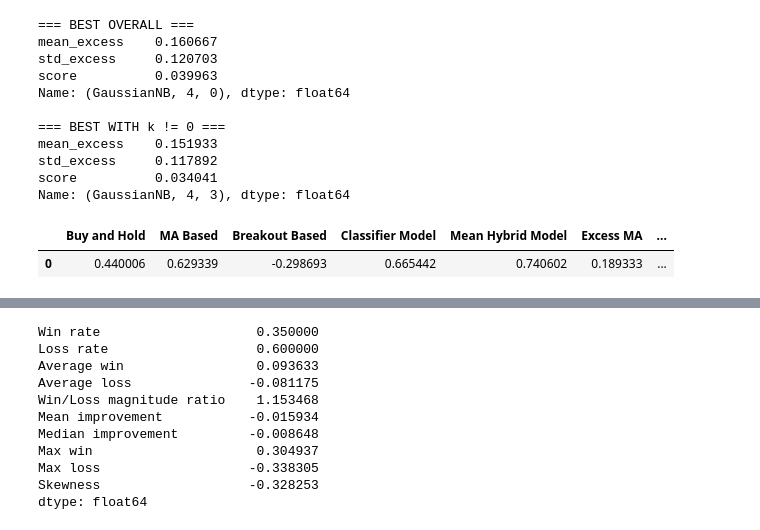
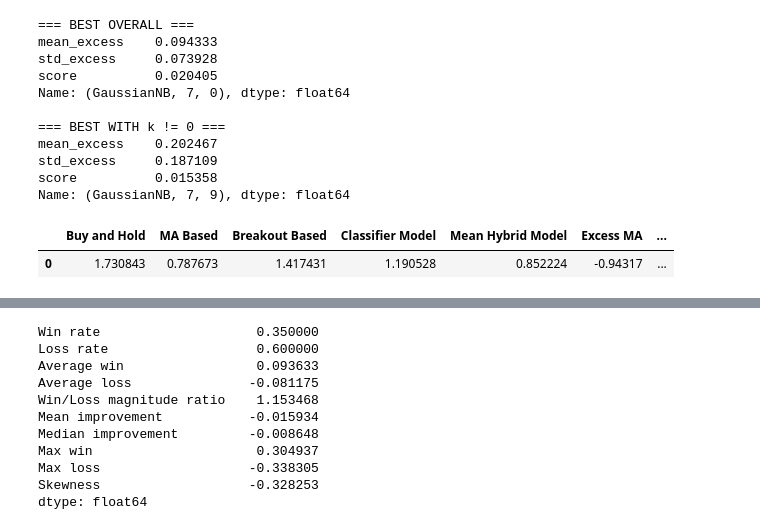
Before and after one commit to Leviathan121005/hybrid-swing-trading-model, a Jupyter notebook: notebooks/analyze_results.ipynb, the cells around one changed output, grey strips where cells are left out. Drawn from its saved outputs; the diff is of its cells as text; code cells hidden in the pictures.

```diff
--- a/notebooks/analyze_results.ipynb
+++ b/notebooks/analyze_results.ipynb
@@ -34,29 +34,29 @@ param_tables = load_parquets("params/")
 result_tables = load_parquets("results/")
 # %%
 # Show best validation parameter and test result of a stock symbol
-symbol = "MDKA"
+symbol = "BRMS"
 try:
     show_best_params(param_tables[symbol])
 except:
     print(f"No available tuned parameters for the symbol {symbol}")
 try:
     show_results(result_tables[symbol])
 except:
     print(f"No available test results for the symbol {symbol}")
 # %% [output]
 === BEST OVERALL ===
-mean_excess    0.160667
-std_excess     0.120703
-score          0.039963
-Name: (GaussianNB, 4, 0), dtype: float64
+mean_excess    0.094333
+std_excess     0.073928
+score          0.020405
+Name: (GaussianNB, 7, 0), dtype: float64
 
 === BEST WITH k != 0 ===
-mean_excess    0.151933
-std_excess     0.117892
-score          0.034041
-Name: (GaussianNB, 4, 3), dtype: float64
+mean_excess    0.202467
+std_excess     0.187109
+score          0.015358
+Name: (GaussianNB, 7, 9), dtype: float64
 |  | Buy and Hold | MA Based | Breakout Based | Classifier Model | Mean Hybrid Model | Excess MA | ... |
-| 0 | 0.440006 | 0.629339 | -0.298693 | 0.665442 | 0.740602 | 0.189333 | ... |
+| 0 | 1.730843 | 0.787673 | 1.417431 | 1.190528 | 0.852224 | -0.94317 | ... |
 # %%
 # Analyze aggregated test performance across the 20 stocks that achieved positive validation scores
 symbols = ["BBCA", "BBRI", "BMRI", "TLKM",
```
Also changed, not shown: parts of 1 cell of this notebook, 3 other files.
